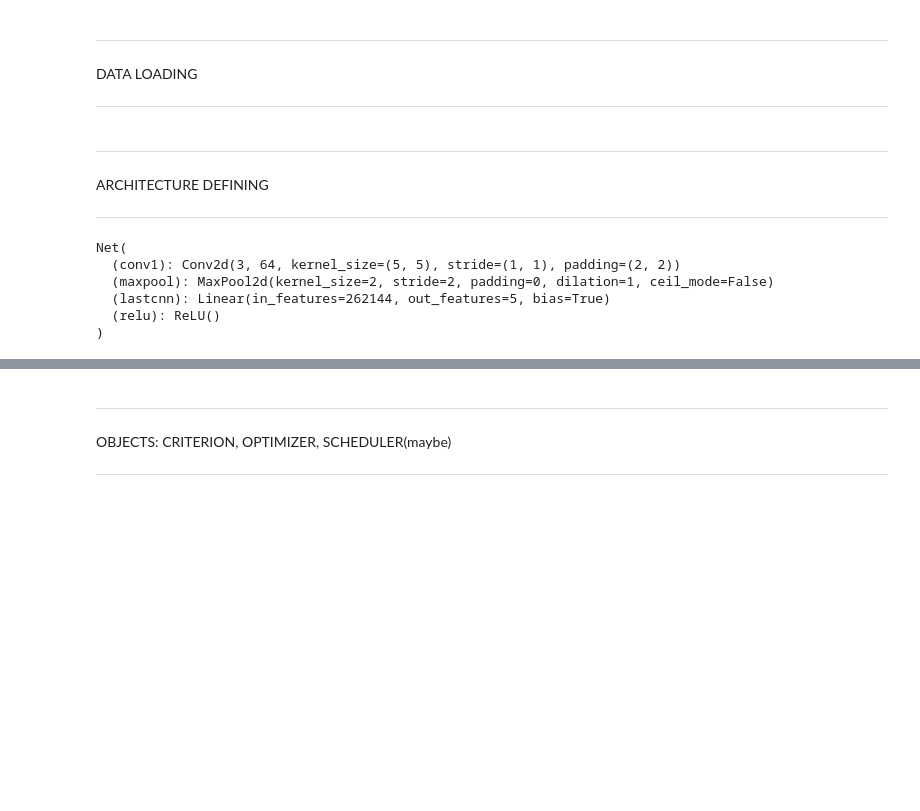
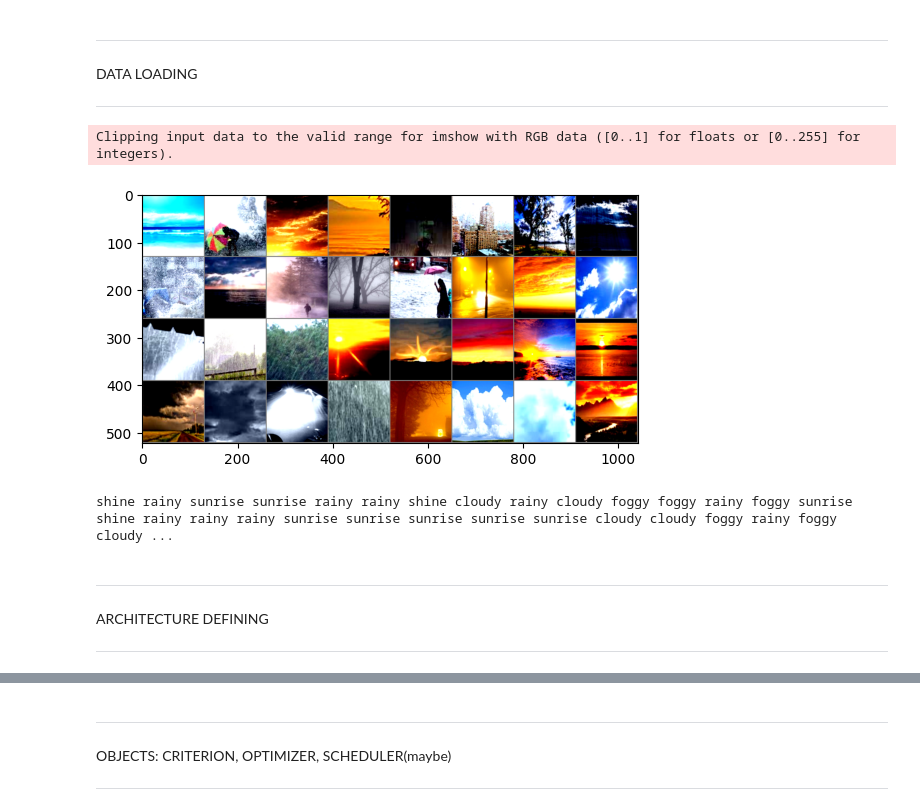
Before and after one commit to Chrono-Coder/cop28Hackathon, a Jupyter notebook: starter.ipynb, the cells around one changed output, grey strips where cells are left out. Saved outputs shown, nothing was run; the diff lists cells and outputs as text; code cells hidden in the pictures; blank space fills up the shorter version.

Commit message:
tests

```diff
--- a/starter.ipynb
+++ b/starter.ipynb
@@ -32,15 +53,21 @@ data_size = len(dataset)
 # %%
-test_size = int(data_size * 0.25)
-train_size = int(data_size * 0.75)
+test_size = int(data_size * 0.20)
+train_size = data_size - test_size
 generator = torch.Generator().manual_seed(42)
 training, testing = random_split(dataset, [train_size, test_size], generator=generator)
 # %%
-#Make the dataset iterable
 batch_size = 32
-train_load = DataLoader(dataset = training,
-                                         batch_size = batch_size,
-                                         shuffle = True)
 
-test_load = torch.utils.data.DataLoader(dataset = testing,
-                                         batch_size = batch_size,
-                                         shuffle = False)
+# Training DataLoader
+train_loader = DataLoader(
+    dataset=training,
+    batch_size=batch_size,
+    shuffle=True
+)
+
+# Testing DataLoader
+test_loader = DataLoader(
+    dataset=testing,
+    batch_size=batch_size,
+    shuffle=False
+)
@@ -47,3 +76,23 @@ test_load = torch.utils.data.DataLoader(dataset = testing,
+# %%
+def imshow(img):
+    img = img / 2 + 0.5     # unnormalize
+    npimg = img.numpy()
+    plt.imshow(np.transpose(npimg, (1, 2, 0)))
+    plt.show()
+
+
+# get some random training images
+dataiter = iter(train_loader)
+images, labels = next(dataiter)
+
+# show images
+imshow(utils.make_grid(images))
+# print labels
+print(' '.join(f'{classes[labels[j]]:5s}' for j in range(32)))
+# %% [output]
+Clipping input data to the valid range for imshow with RGB data ([0..1] for floats or [0..255] for integers).
+[figure, added]
+shine rainy sunrise sunrise rainy rainy shine cloudy rainy cloudy foggy foggy rainy foggy sunrise shine rainy rainy rainy sunrise sunrise sunrise sunrise sunrise cloudy cloudy foggy rainy foggy cloudy ...
 # %% [markdown]
 ***
 ARCHITECTURE DEFINING
@@ -66,34 +115,15 @@ class Net(nn.Module):
     def forward(self, x):
         x = self.conv1(x)
         x = self.maxpool(x)
-        # x = torch.flatten(x)
         x = x.view(x.size(0), -1)
-        x = self.lastcnn(x)
-        x=self.relu(x)
+        x = self.relu(self.lastcnn(x))  # Move ReLU after the fully connected layer
         return torch.log_softmax(x, dim=1)
 
-    # def conv_block(self, c_in, c_out, dropout, **kwargs):
-    #     seq_block = nn.Sequential(
-    #         nn.Conv2d(in_channels=c_in, out_channels=c_out, **kwargs),
-    #         nn.BatchNorm2d(num_features=c_out),
-    #         nn.ReLU(),
-    #         nn.Dropout2d(p=dropout)
-    #     )
-    #     return seq_block
+
 
 device = "cpu"
 if (torch.cuda.is_available()):
     # if GPU available, use cuda (on a cpu, training will take a considerable length of time!)
     device = "cuda"
 
-# Create an instance of the model class and allocate it to the device
 model = Net(num_classes=5).to(device)
-
-print(model)
-# %% [output]
-Net(
-  (conv1): Conv2d(3, 64, kernel_size=(5, 5), stride=(1, 1), padding=(2, 2))
-  (maxpool): MaxPool2d(kernel_size=2, stride=2, padding=0, dilation=1, ceil_mode=False)
-  (lastcnn): Linear(in_features=262144, out_features=5, bias=True)
-  (relu): ReLU()
-)
```
Also changed, not shown: parts of 13 cells of this notebook.
